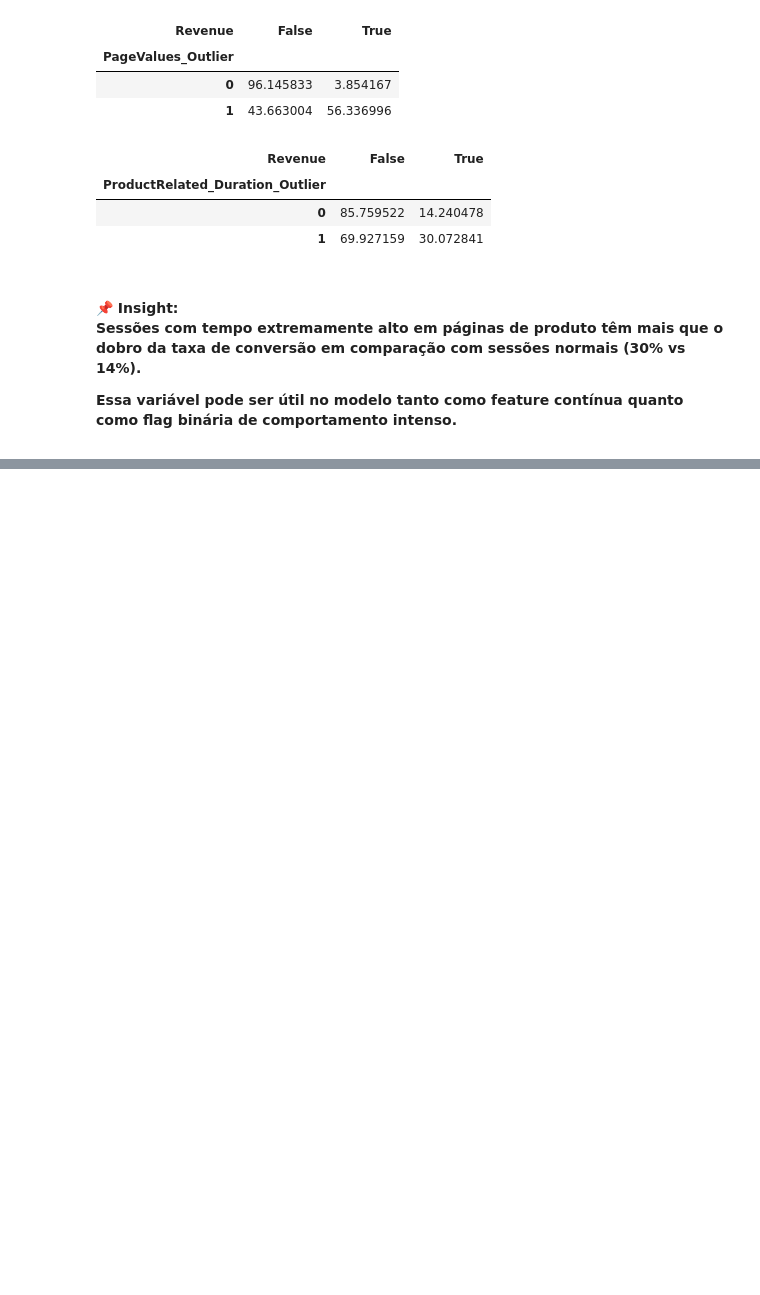
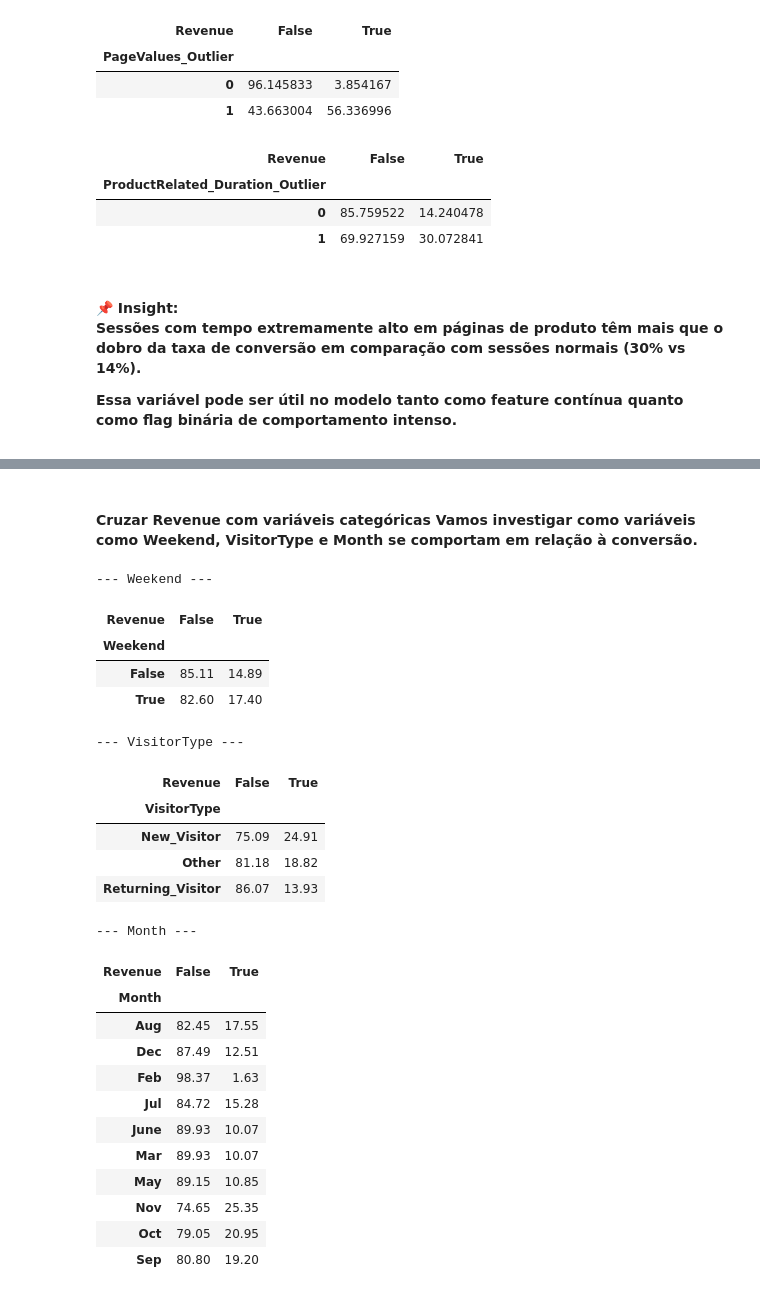
Before and after one commit to jorgelpiva/projetoAplicadoDSXP, a Jupyter notebook: projetoAplicado.ipynb, the cells around one changed output, grey strips where cells are left out. Drawn from its saved outputs; the diff is of its cells as text; code cells hidden in the pictures; blank space fills up the shorter version.

```diff
--- a/projetoAplicado.ipynb
+++ b/projetoAplicado.ipynb
@@ -269,0 +303,37 @@ Essa variável pode ser útil no modelo tanto como feature contínua quanto como
+# %% [markdown]
+<h4>Cruzar Revenue com variáveis categóricas
+Vamos investigar como variáveis como Weekend, VisitorType e Month se comportam em relação à conversão.</h4>
+# %%
+# Função para gerar crosstab com percentual
+def crosstab_percent(col):
+    return pd.crosstab(df[col], df['Revenue'], normalize='index') * 100
+
+# Exemplo com algumas variáveis
+for col in ['Weekend', 'VisitorType', 'Month']:
+    print(f"\n--- {col} ---")
+    display(crosstab_percent(col).round(2))
+# %% [output]
+--- Weekend ---
+| Revenue | False | True |
+| Weekend |  |  |
+| False | 85.11 | 14.89 |
+| True | 82.60 | 17.40 |
+--- VisitorType ---
+| Revenue | False | True |
+| VisitorType |  |  |
+| New_Visitor | 75.09 | 24.91 |
+| Other | 81.18 | 18.82 |
+| Returning_Visitor | 86.07 | 13.93 |
+--- Month ---
+| Revenue | False | True |
+| Month |  |  |
+| Aug | 82.45 | 17.55 |
+| Dec | 87.49 | 12.51 |
+| Feb | 98.37 | 1.63 |
+| Jul | 84.72 | 15.28 |
+| June | 89.93 | 10.07 |
+| Mar | 89.93 | 10.07 |
+| May | 89.15 | 10.85 |
+| Nov | 74.65 | 25.35 |
+| Oct | 79.05 | 20.95 |
+| Sep | 80.80 | 19.20 |
```
Also changed, not shown: parts of 4 cells of this notebook.
